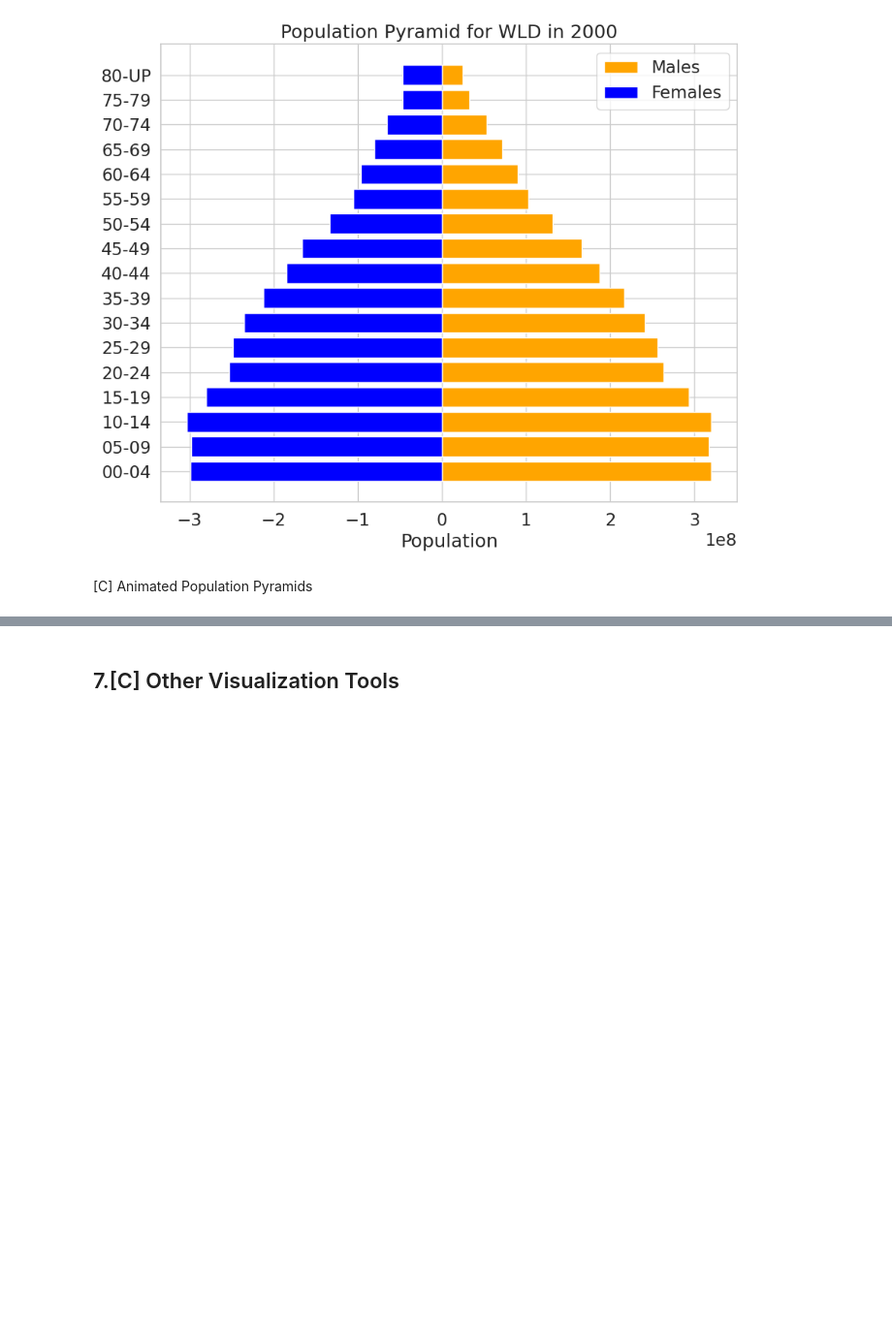
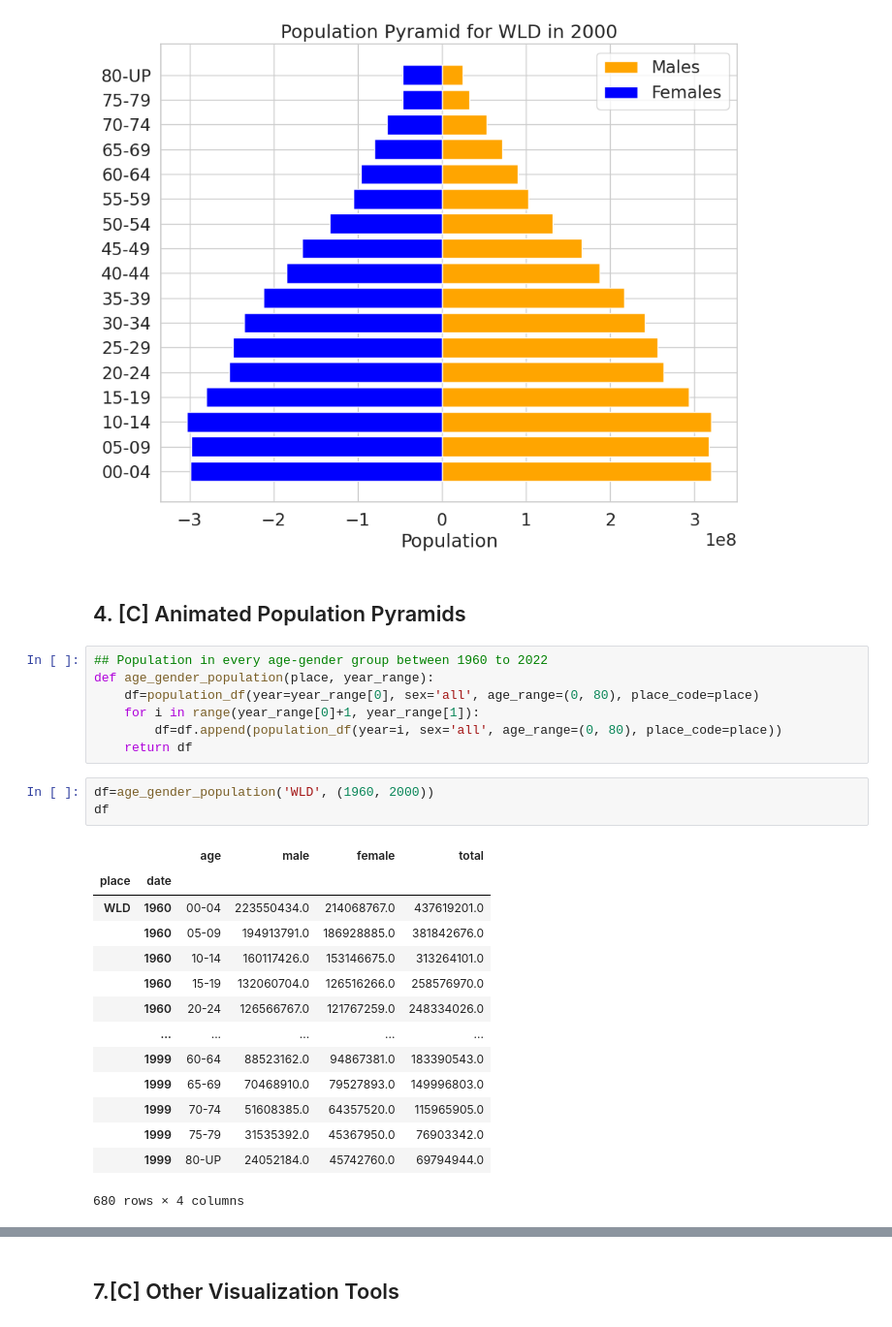
Before and after one commit to malenabuffagni/JudithBlake, a Jupyter notebook: Project_1.ipynb, the cells around one changed output, grey strips where cells are left out. Shown at 97% size. Cells and saved outputs as stored; diff of their text form; blank space fills up the shorter version.

```diff
--- a/Project_1.ipynb
+++ b/Project_1.ipynb
@@ -202,7 +202,32 @@ plot_population_pyramid(world_pop, 'WLD', 2000)
 # %% [output]
 [figure]
 # %% [markdown]
- [C] Animated Population Pyramids
+## 4. [C] Animated Population Pyramids
+# %%
+## Population in every age-gender group between 1960 to 2022
+def age_gender_population(place, year_range):
+    df=population_df(year=year_range[0], sex='all', age_range=(0, 80), place_code=place)
+    for i in range(year_range[0]+1, year_range[1]):
+        df=df.append(population_df(year=i, sex='all', age_range=(0, 80), place_code=place))
+    return df
+# %%
+df=age_gender_population('WLD', (1960, 2000))
+df
+# %% [output]
+|  |  | age | male | female | total |
+| place | date |  |  |  |  |
+| WLD | 1960 | 00-04 | 223550434.0 | 214068767.0 | 437619201.0 |
+|  | 1960 | 05-09 | 194913791.0 | 186928885.0 | 381842676.0 |
+|  | 1960 | 10-14 | 160117426.0 | 153146675.0 | 313264101.0 |
+|  | 1960 | 15-19 | 132060704.0 | 126516266.0 | 258576970.0 |
+|  | 1960 | 20-24 | 126566767.0 | 121767259.0 | 248334026.0 |
+|  | ... | ... | ... | ... | ... |
+|  | 1999 | 60-64 | 88523162.0 | 94867381.0 | 183390543.0 |
+|  | 1999 | 65-69 | 70468910.0 | 79527893.0 | 149996803.0 |
+|  | 1999 | 70-74 | 51608385.0 | 64357520.0 | 115965905.0 |
+|  | 1999 | 75-79 | 31535392.0 | 45367950.0 | 76903342.0 |
+|  | 1999 | 80-UP | 24052184.0 | 45742760.0 | 69794944.0 |
+680 rows × 4 columns
 # %%
 %matplotlib notebook
 import matplotlib.pyplot as plt
```
Also changed, not shown: parts of 3 cells of this notebook.
